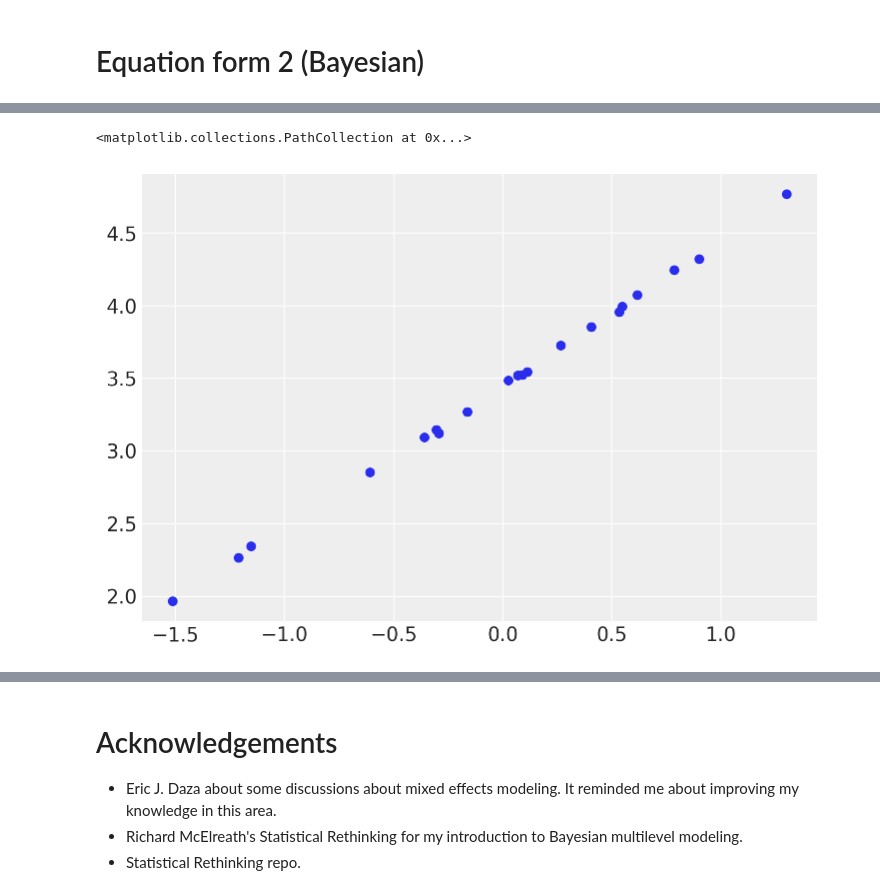
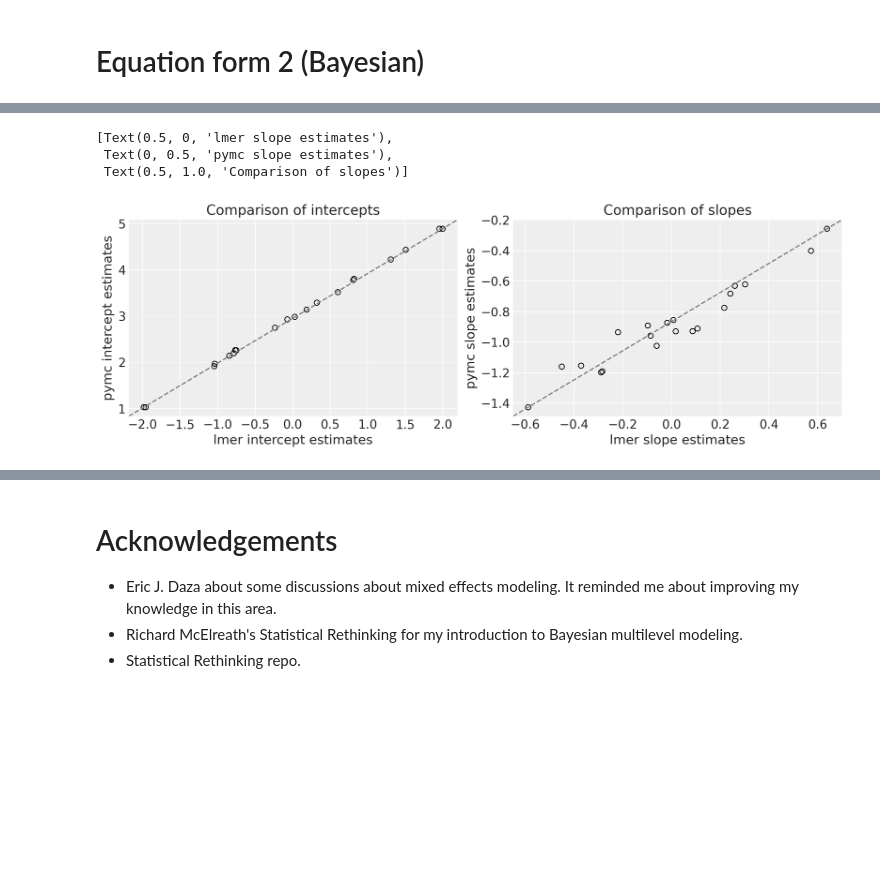
Before and after one commit to benslack19/stats_rethinking, a Jupyter notebook: blog_entries/mixed_effects_freqvsbayes_cafes.ipynb, the cells around one changed output, grey strips where cells are left out. Drawn from its saved outputs; the diff is of its cells as text; code cells hidden in the pictures; blank space fills up the shorter version.

```diff
--- a/blog_entries/mixed_effects_freqvsbayes_cafes.ipynb
+++ b/blog_entries/mixed_effects_freqvsbayes_cafes.ipynb
@@ -325,13 +334,22 @@ df_summary_int_and_slope_cafes.head()
 # %%
 random_sims_int = random_sims.loc[random_sims['term']=='(Intercept)', 'mean'].copy()
 random_sims_slope = random_sims.loc[random_sims['term']=='afternoon', 'mean'].copy()
 
+df_summary_int_and_slope_cafes = az.summary(idata_m14_1, var_names=['ab_subject'])
 bayesian_int = df_summary_int_and_slope_cafes.loc[df_summary_int_and_slope_cafes.index.str.contains(', 0\]'), 'mean']
 bayesian_slope = df_summary_int_and_slope_cafes.loc[df_summary_int_and_slope_cafes.index.str.contains(', 1\]'), 'mean']
 
-f, ax0 = plt.subplots()
+f, (ax0, ax1) = plt.subplots(1, 2, figsize=(12, 4))
 # intercepts
-ax0.scatter(random_sims_int, bayesian_int)
+ax0.scatter(random_sims_int, bayesian_int, facecolors='none', edgecolors='black')
+ax0.plot([0, 1], [0, 1], transform=ax0.transAxes, linestyle='dashed', color='gray')
+ax0.set(xlabel='lmer intercept estimates', ylabel='pymc intercept estimates', title='Comparison of intercepts')
+
+ax1.scatter(random_sims_slope, bayesian_slope, facecolors='none', edgecolors='black')
+ax1.plot([0, 1], [0, 1], transform=ax1.transAxes, linestyle='dashed', color='gray')
+ax1.set(xlabel='lmer slope estimates', ylabel='pymc slope estimates', title='Comparison of slopes')
 # %% [output]
-<matplotlib.collections.PathCollection at 0x...>
+[Text(0.5, 0, 'lmer slope estimates'),
+ Text(0, 0.5, 'pymc slope estimates'),
+ Text(0.5, 1.0, 'Comparison of slopes')]
-[figure, old version]
+[figure, new version]
```
Also changed, not shown: parts of 31 cells of this notebook, 1 other file.
